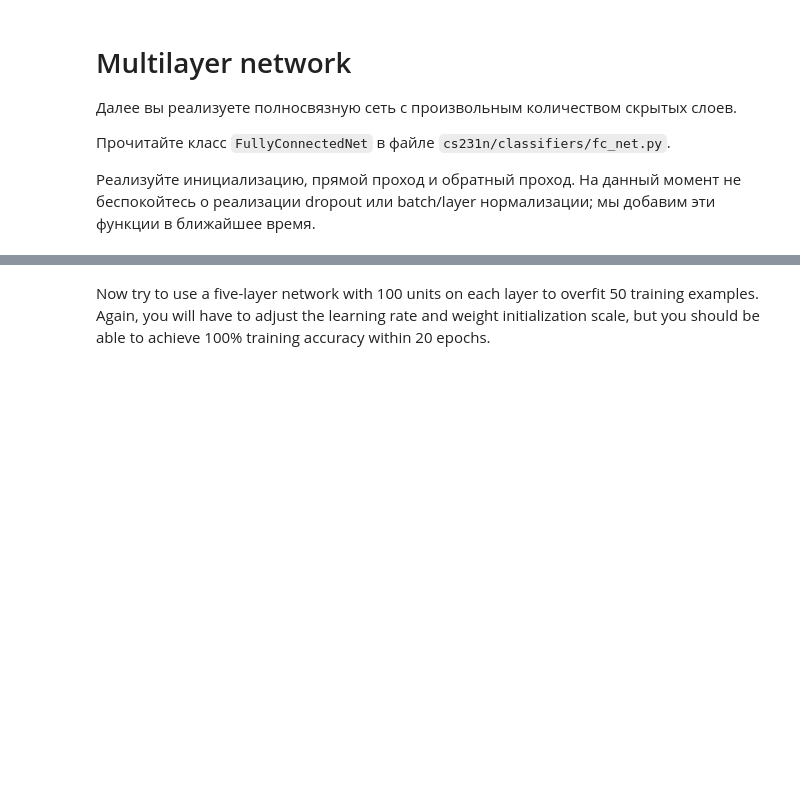
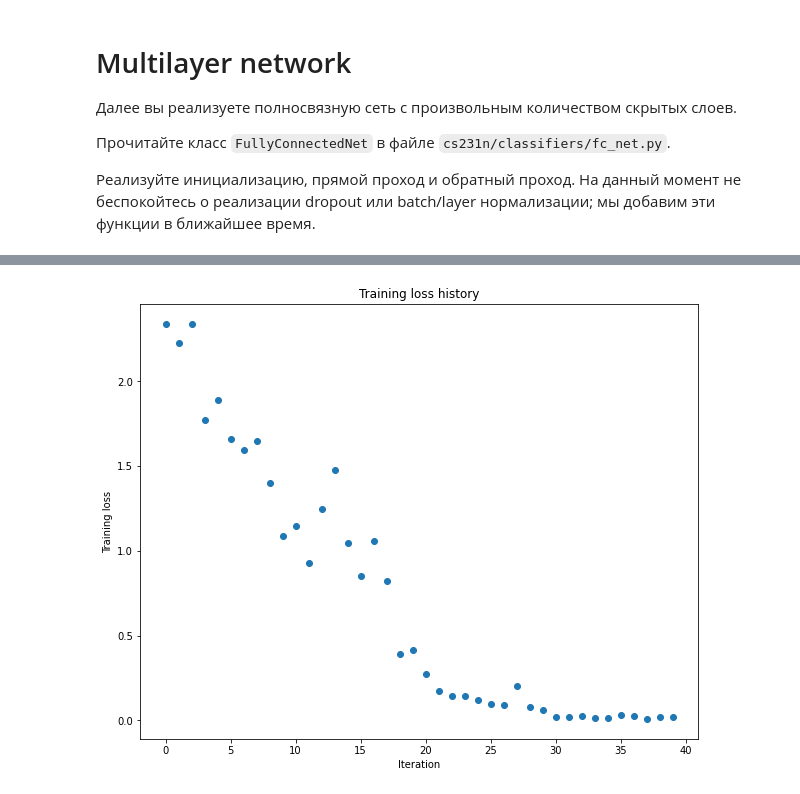
Before and after one commit to exp20/cs231n, a Jupyter notebook: assignment2/FullyConnectedNets.ipynb, the cells around one changed output, grey strips where cells are left out. Saved outputs shown, nothing was run; the diff lists cells and outputs as text; code cells hidden in the pictures; blank space fills up the shorter version.

```diff
--- a/assignment2/FullyConnectedNets.ipynb
+++ b/assignment2/FullyConnectedNets.ipynb
@@ -495,8 +504,8 @@ small_data = {
   'y_val': data['y_val'],
 }
 
-weight_scale = 1e-2   # Experiment with this!
-learning_rate = 1e-4  # Experiment with this!
+weight_scale = 1e-2 # Experiment with this!
+learning_rate = 1.5e-2 # Experiment with this!
 model = FullyConnectedNet([100, 100],
               weight_scale=weight_scale, dtype=np.float64)
 solver = Solver(model, small_data,
@@ -513,3 +522,4 @@ plt.title('Training loss history')
 plt.xlabel('Iteration')
 plt.ylabel('Training loss')
 plt.show()
+# %% [output]
@@ -516,2 +543 @@ plt.show()
+[figure, added]
-# %% [markdown]
-Now try to use a five-layer network with 100 units on each layer to overfit 50 training examples. Again, you will have to adjust the learning rate and weight initialization scale, but you should be able to achieve 100% training accuracy within 20 epochs.
```
Also changed, not shown: parts of 36 cells of this notebook, 3 other files.
